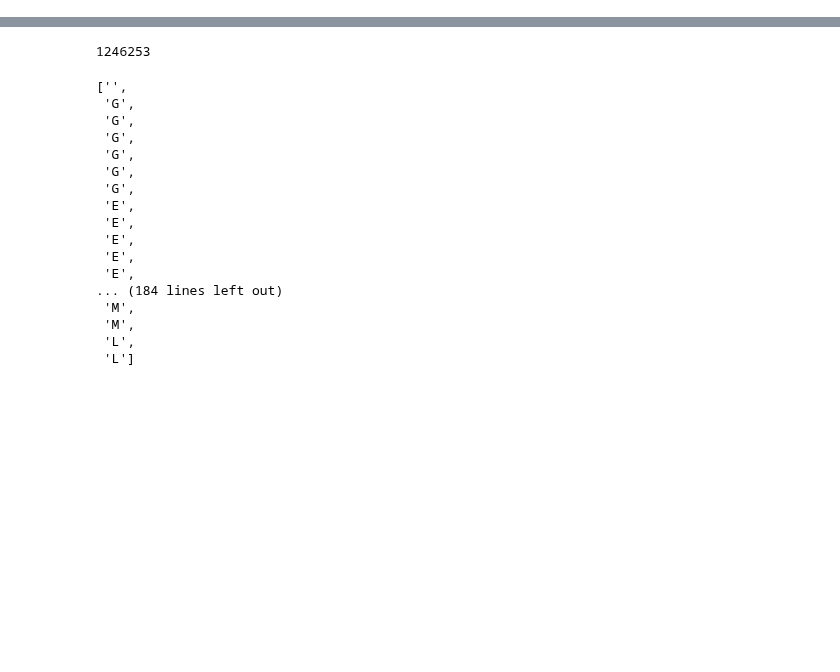
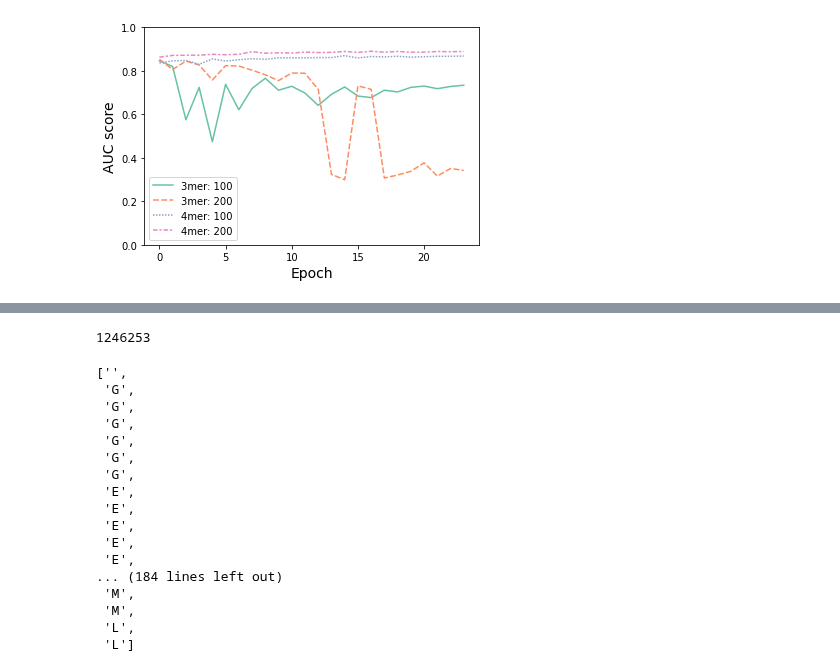
Before and after one commit to caocao0525/NSP, a Jupyter notebook: sandbox_incl_result_analysis.ipynb, the cells around one changed output, grey strips where cells are left out. Cells and saved outputs as stored; diff of their text form; code cells hidden in the pictures; blank space fills up the shorter version.

```diff
--- a/sandbox_incl_result_analysis.ipynb
+++ b/sandbox_incl_result_analysis.ipynb
@@ -9,0 +51,10 @@ import itertools
+# %%
+fig=plt.figure(figsize=(6,4))
+p=sns.lineplot(data=eval34_auc, palette="Set2")
+p.set_ylim([0.0,1.0])
+p.set_ylabel("AUC score", fontsize=14)
+p.set_xlabel("Epoch", fontsize=14)
+plt.legend(loc="lower left")
+plt.show()
+# %% [output]
+[figure, added]
```
Also changed, not shown: parts of 17 cells of this notebook, 1 other file.
